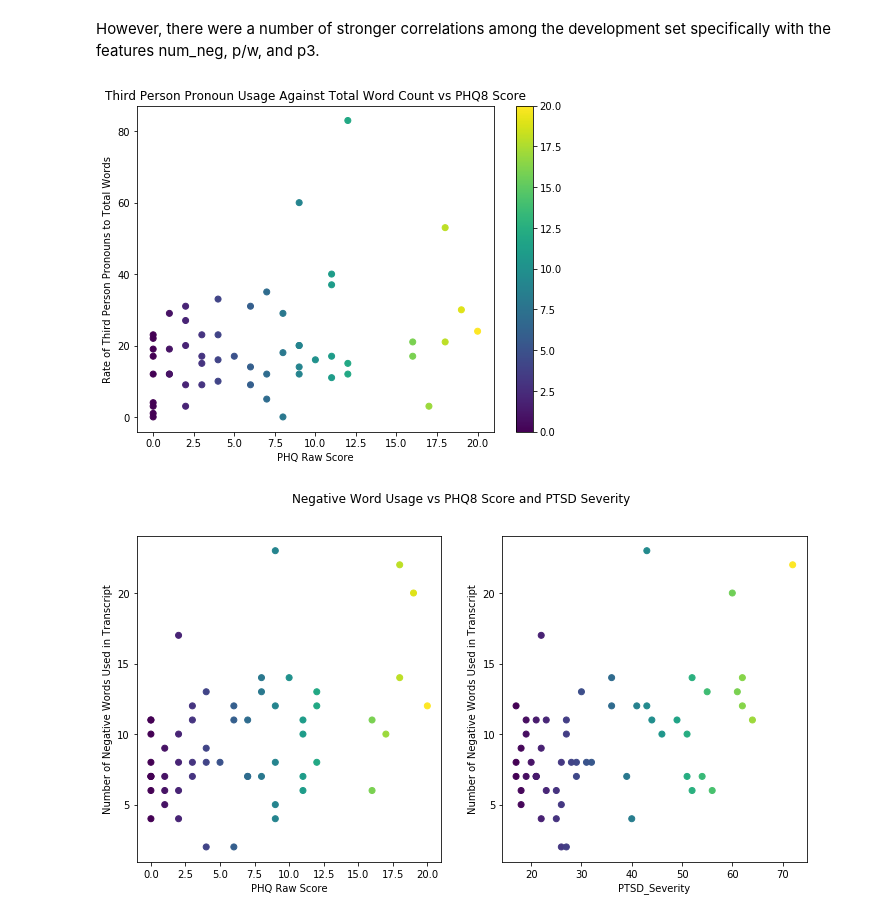
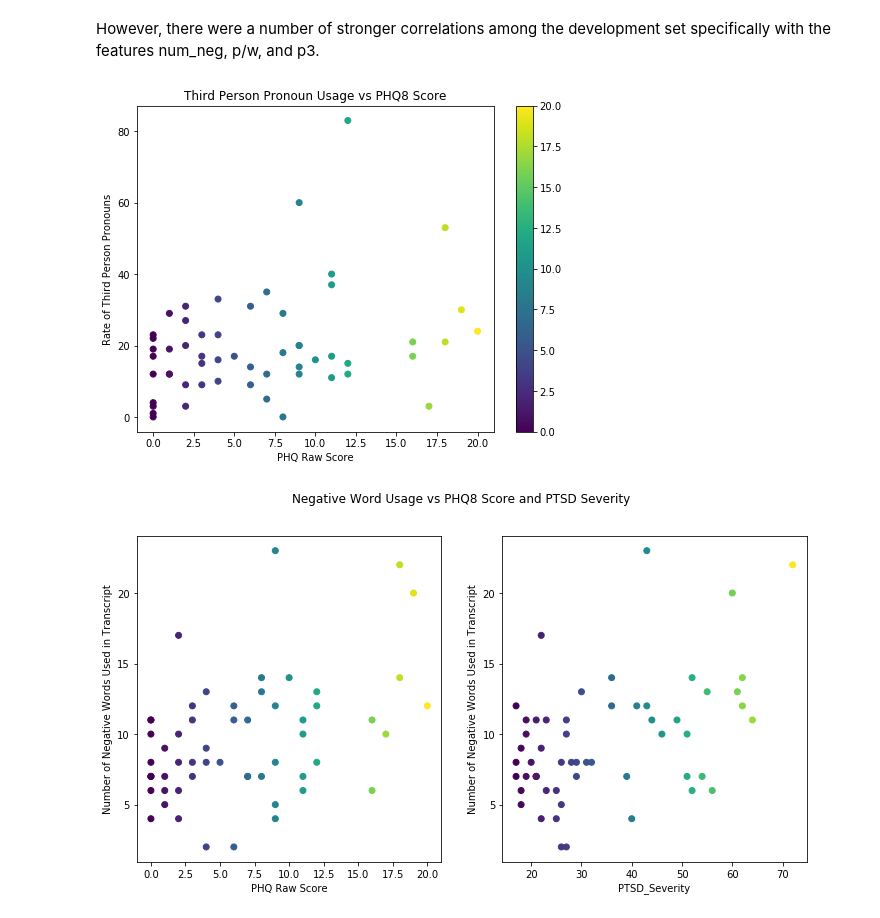
Before and after one commit to Jakidxav/DAIC_WOZ_NLP, a Jupyter notebook: avec/training_scripts/feature_selection_eda.ipynb, the cells around one changed output. Cells and saved outputs as stored; diff of their text form; code cells hidden in the pictures.

Commit message:
correcting title of first dev set correlation plot

```diff
--- a/avec/processing_scripts/feature_selection_eda.ipynb
+++ b/avec/training_scripts/feature_selection_eda.ipynb
@@ -190,16 +190,16 @@ However, there were a number of stronger correlations among the development set
 # %%
 fig, ax = plt.subplots(figsize=(8, 6))
 
 plot = ax.scatter(dev_features.PHQ_Score, dev_features.p3, c=dev_features.PHQ_Score)
 ax.set_xlabel('PHQ Raw Score')
-ax.set_ylabel('Rate of Third Person Pronouns to Total Words')
-ax.set_title('Third Person Pronoun Usage Against Total Word Count vs PHQ8 Score')
+ax.set_ylabel('Rate of Third Person Pronouns')
+ax.set_title('Third Person Pronoun Usage vs PHQ8 Score')
 
 fig.colorbar(plot)
 
 plt.show()
 # %% [output]
-[figure, old version]
+[figure, new version]
 # %%
 fig, ax = plt.subplots(1, 2, figsize=(12, 6))
 ax[0].scatter(dev_features.PHQ_Score, dev_features.num_neg, c=dev_features.PHQ_Score)
```
Also changed, not shown: parts of 4 cells of this notebook.
